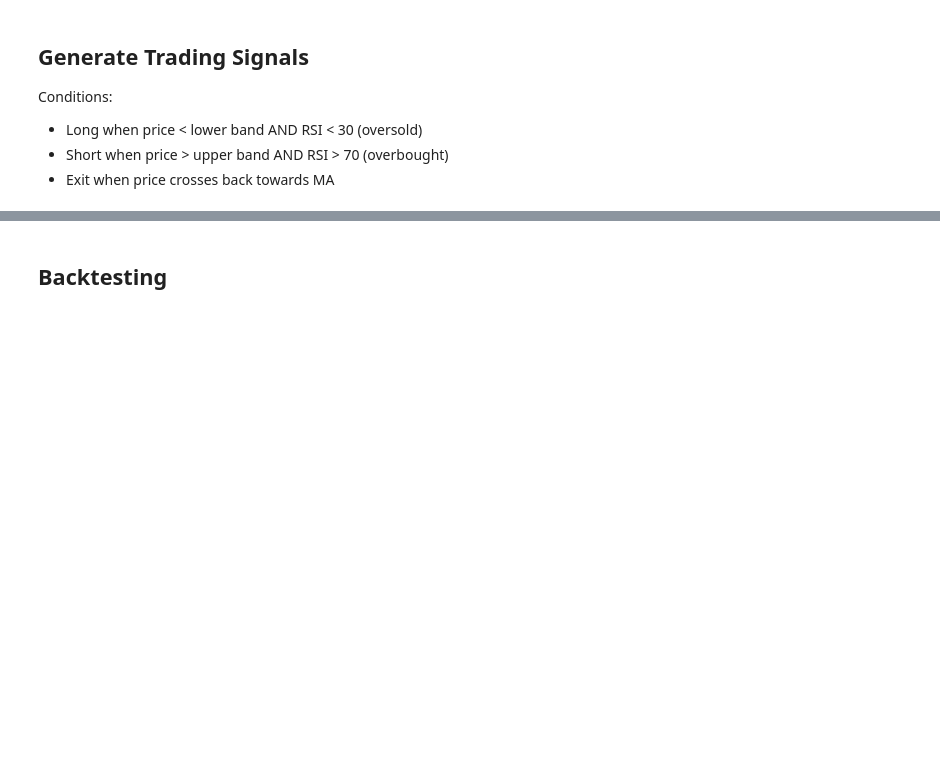
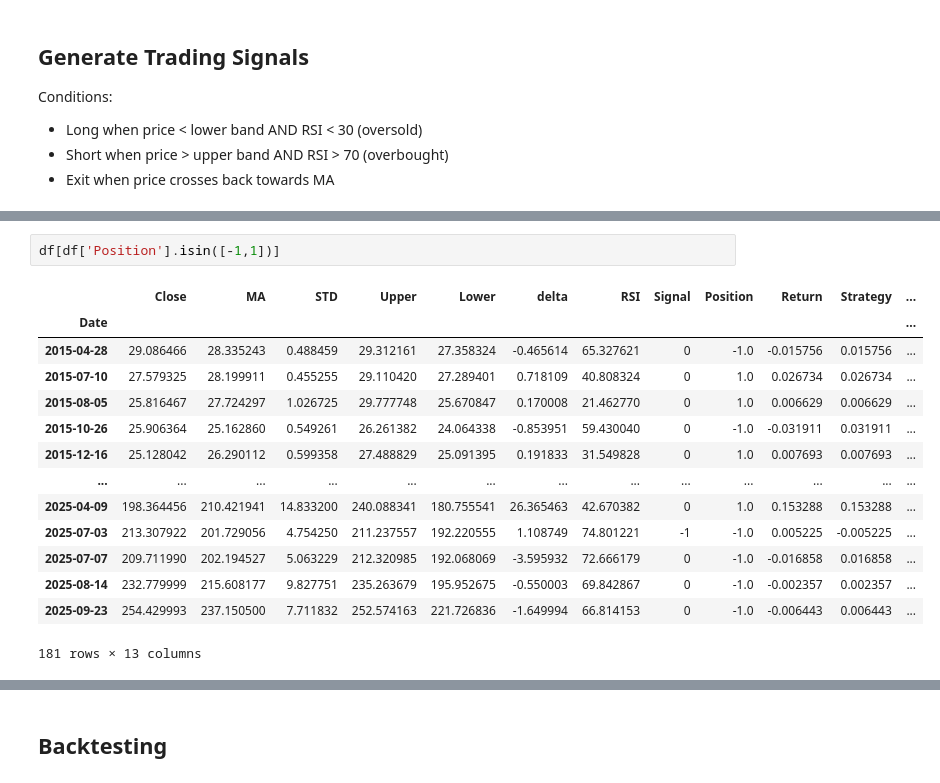
Before and after one commit to JamieW365/trading_algos, a Jupyter notebook: project2_bollinger/bollinger_mean_reversion.ipynb, the cells around one changed output, grey strips where cells are left out. Drawn from its saved outputs; the diff is of its cells as text; blank space fills up the shorter version.

```diff
--- a/project2_bollinger/bollinger_mean_reversion.ipynb
+++ b/project2_bollinger/bollinger_mean_reversion.ipynb
@@ -70,0 +123,17 @@ Conditions:
+# %%
+df[df['Position'].isin([-1,1])]
+# %% [output]
+|  | Close | MA | STD | Upper | Lower | delta | RSI | Signal | Position | Return | Strategy | ... |
+| Date |  |  |  |  |  |  |  |  |  |  |  | ... |
+| 2015-04-28 | 29.086466 | 28.335243 | 0.488459 | 29.312161 | 27.358324 | -0.465614 | 65.327621 | 0 | -1.0 | -0.015756 | 0.015756 | ... |
+| 2015-07-10 | 27.579325 | 28.199911 | 0.455255 | 29.110420 | 27.289401 | 0.718109 | 40.808324 | 0 | 1.0 | 0.026734 | 0.026734 | ... |
+| 2015-08-05 | 25.816467 | 27.724297 | 1.026725 | 29.777748 | 25.670847 | 0.170008 | 21.462770 | 0 | 1.0 | 0.006629 | 0.006629 | ... |
+| 2015-10-26 | 25.906364 | 25.162860 | 0.549261 | 26.261382 | 24.064338 | -0.853951 | 59.430040 | 0 | -1.0 | -0.031911 | 0.031911 | ... |
+| 2015-12-16 | 25.128042 | 26.290112 | 0.599358 | 27.488829 | 25.091395 | 0.191833 | 31.549828 | 0 | 1.0 | 0.007693 | 0.007693 | ... |
+| ... | ... | ... | ... | ... | ... | ... | ... | ... | ... | ... | ... | ... |
+| 2025-04-09 | 198.364456 | 210.421941 | 14.833200 | 240.088341 | 180.755541 | 26.365463 | 42.670382 | 0 | 1.0 | 0.153288 | 0.153288 | ... |
+| 2025-07-03 | 213.307922 | 201.729056 | 4.754250 | 211.237557 | 192.220555 | 1.108749 | 74.801221 | -1 | -1.0 | 0.005225 | -0.005225 | ... |
+| 2025-07-07 | 209.711990 | 202.194527 | 5.063229 | 212.320985 | 192.068069 | -3.595932 | 72.666179 | 0 | -1.0 | -0.016858 | 0.016858 | ... |
+| 2025-08-14 | 232.779999 | 215.608177 | 9.827751 | 235.263679 | 195.952675 | -0.550003 | 69.842867 | 0 | -1.0 | -0.002357 | 0.002357 | ... |
+| 2025-09-23 | 254.429993 | 237.150500 | 7.711832 | 252.574163 | 221.726836 | -1.649994 | 66.814153 | 0 | -1.0 | -0.006443 | 0.006443 | ... |
+181 rows × 13 columns
```
Also changed, not shown: parts of 17 cells of this notebook.
